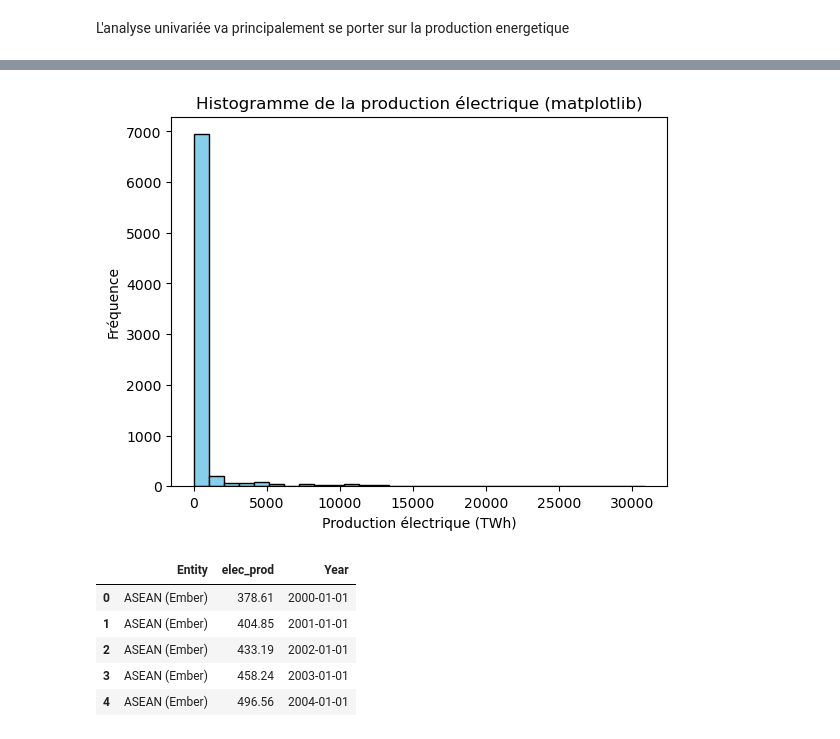
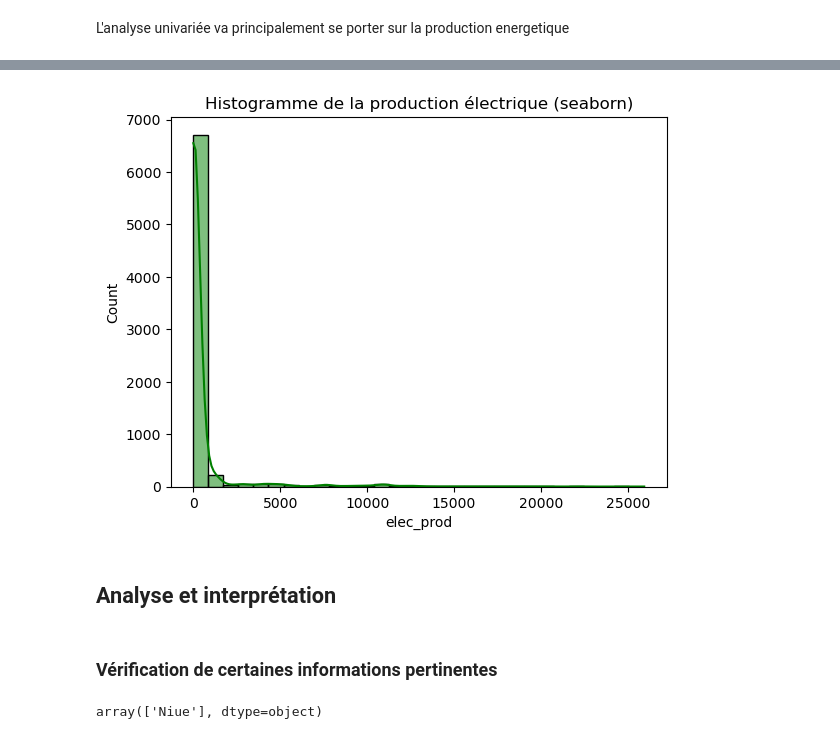
Before and after one commit to Kba-hub-cell/Dataviz_africitizen_project, a Jupyter notebook: Exploratory_analysis.ipynb, the cells around one changed output, grey strips where cells are left out. Drawn from its saved outputs; the diff is of its cells as text; code cells hidden in the pictures.

```diff
--- a/Exploratory_analysis.ipynb
+++ b/Exploratory_analysis.ipynb
@@ -30,0 +42,4 @@ memory usage: 298.2+ KB
+# %%
+# change of the 'Year' column to datetime format
+df['Year'] = pd.to_datetime(df['Year'], format='%Y')
+df.info()
@@ -30,0 +85,5 @@ memory usage: 298.2+ KB
+# %%
+# displaying of the continents present in the datasets and any value different from countries will be removed
+continents = ['Africa', 'Africa (EI)','Europe','Africa (Ember)', 'Asia', 'Americas', 'World','Asia (Ember)','Oceania','World ','Asia Pacific (EI)','Europe (EI)','Europe (Ember)','North America','South America','Central America','Caribbean','EU (Ember)','Eastern Africa (EI)','Western Africa (EI)','Middle Africa (EI)','Northern Africa (EI)','Southern Africa (EI)','Southern Asia (EI)','Eastern Asia (EI)','South-Eastern Asia (EI)','Western Asia (EI)','Central Asia (EI)','Northern Europe (EI)','Southern Europe (EI)','Eastern Europe (EI)','Western Europe (EI)','Northern America (EI)','Latin America ,the Caribbean (EI)','Upper-middle-income countries']
+df_continents = df[df['Entity'].isin(continents)]
+df_continents['Entity'].value_counts()
@@ -30,0 +111,5 @@ memory usage: 298.2+ KB
+# %%
+# suppression des continents pour ne garder que les pays
+df_countries = df[~df['Entity'].isin(continents)]
+df_continents = df_countries[df_countries['Entity'].isin(continents)]
+df_continents.value_counts('Entity')
@@ -31,4 +125,5 @@ memory usage: 298.2+ KB
 # %%
-df1 = df.copy()
-df1.columns.tolist()
+df2= df_countries.copy()
+df2.rename(columns={'Electricity generation - TWh':'elec_prod' }, inplace=True)
+df2.head()
 # %% [output]
@@ -91,24 +204,19 @@ iqr, skew, kurt
 # %%
-plt.hist(df1['elec_prod'], bins=30, color='skyblue', edgecolor='black')
-plt.title('Histogramme de la production électrique (matplotlib)')
-plt.xlabel('Production électrique (TWh)')
-plt.ylabel('Fréquence')
+
+# diminution de bins de frequence pour mieux voir la distribution
+sns.histplot(df2['elec_prod'], kde = True, color='green', edgecolor='black', bins=30)
+plt.title('Histogramme de la production électrique (seaborn)')
+
 plt.show()
 # %% [output]
-[figure, old version]
+[figure, new version]
+# %% [markdown]
+## Analyse et interprétation
+# %% [markdown]
+### Vérification de certaines informations pertinentes
 # %%
 # countries that have electricity production equal to zero
-zero_prod_countries = df1[df1['elec_prod'] == 0]['Entity'].unique()
+zero_prod_countries = df2[df2['elec_prod'] == 0]['Entity'].unique()
 zero_prod_countries
-
-df2 = df1.copy()
-# delete rows with zero electricity production
-df2 = df2[df2['elec_prod'] != 0]
-df2.head()
 # %% [output]
-|  | Entity | elec_prod | Year |
-| 0 | ASEAN (Ember) | 378.61 | 2000-01-01 |
-| 1 | ASEAN (Ember) | 404.85 | 2001-01-01 |
-| 2 | ASEAN (Ember) | 433.19 | 2002-01-01 |
-| 3 | ASEAN (Ember) | 458.24 | 2003-01-01 |
-| 4 | ASEAN (Ember) | 496.56 | 2004-01-01 |
+array(['Niue'], dtype=object)
```
Also changed, not shown: parts of 40 cells of this notebook, 8 other files.
